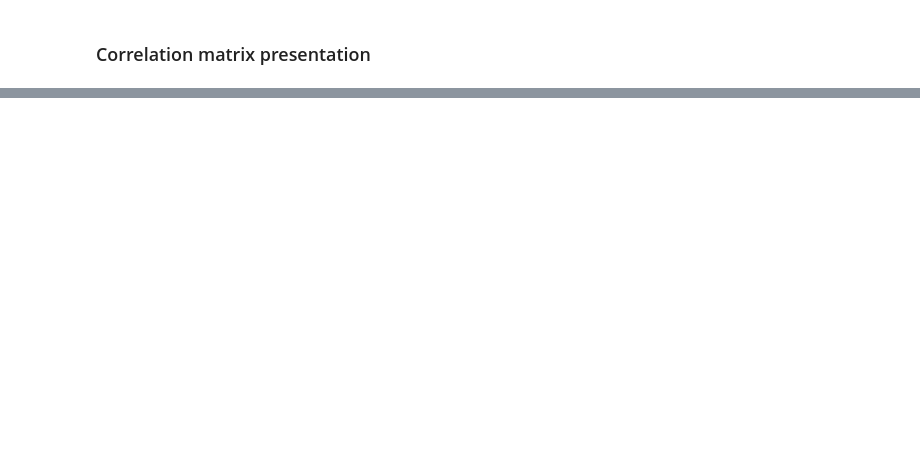
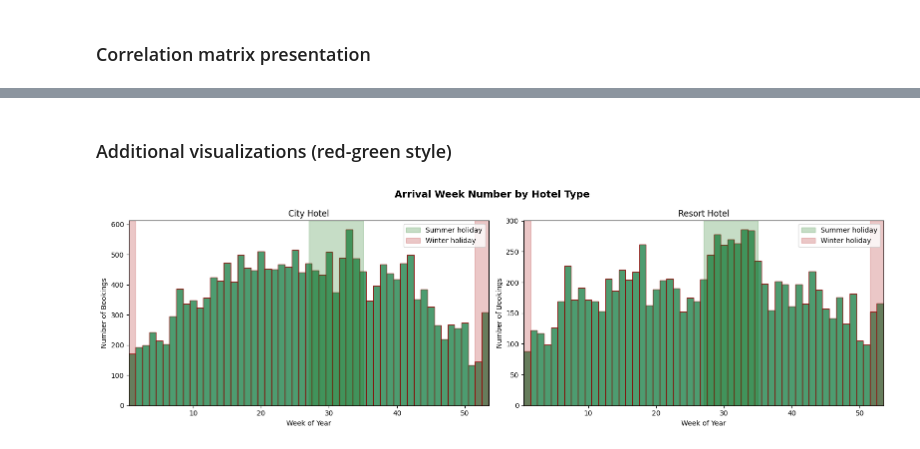
Before and after one commit to Kraszuuu/HotelBookingDemand, a Jupyter notebook: main.ipynb, the cells around one changed output, grey strips where cells are left out. Cells and saved outputs as stored; diff of their text form; code cells hidden in the pictures; blank space fills up the shorter version.

```diff
--- a/main.ipynb
+++ b/main.ipynb
@@ -259,0 +270,33 @@ printComputationMatrix(ds)
+# %% [markdown]
+### Additional visualizations (red-green style)
+# %%
+plotDf = ds.copy()
+
+hotelValues = sorted(plotDf["hotel"].dropna().unique())
+
+fig, axes = plt.subplots(1, 2, figsize=(16, 5))
+fig.suptitle("Arrival Week Number by Hotel Type", fontsize=14, fontweight="bold")
+
+for idx, hotelName in enumerate(hotelValues):
+    hotelDf = plotDf.loc[plotDf["hotel"] == hotelName].copy()
+    weeks = hotelDf["arrival_date_week_number"].dropna().astype(int)
+    bins = np.arange(1, 55) - 0.5
+    ax = axes[idx]
+
+    ax.hist(weeks, bins=bins, color="#2e8b57", edgecolor="#8b0000", alpha=0.85)
+
+    ax.axvspan(27, 35, color="#1f7a1f", alpha=0.25, label="Summer holiday")
+
+    ax.axvspan(51.5, 53.5, color="#b22222", alpha=0.25, label="Winter holiday")
+    ax.axvspan(0.5, 1.5, color="#b22222", alpha=0.25)
+
+    ax.set_title(f"{hotelName}")
+    ax.set_xlabel("Week of Year")
+    ax.set_ylabel("Number of Bookings")
+    ax.set_xlim(0.5, 53.5)
+    ax.legend()
+
+plt.tight_layout()
+plt.show()
+# %% [output]
+[figure, added]
```
Also changed, not shown: parts of 12 cells of this notebook.
